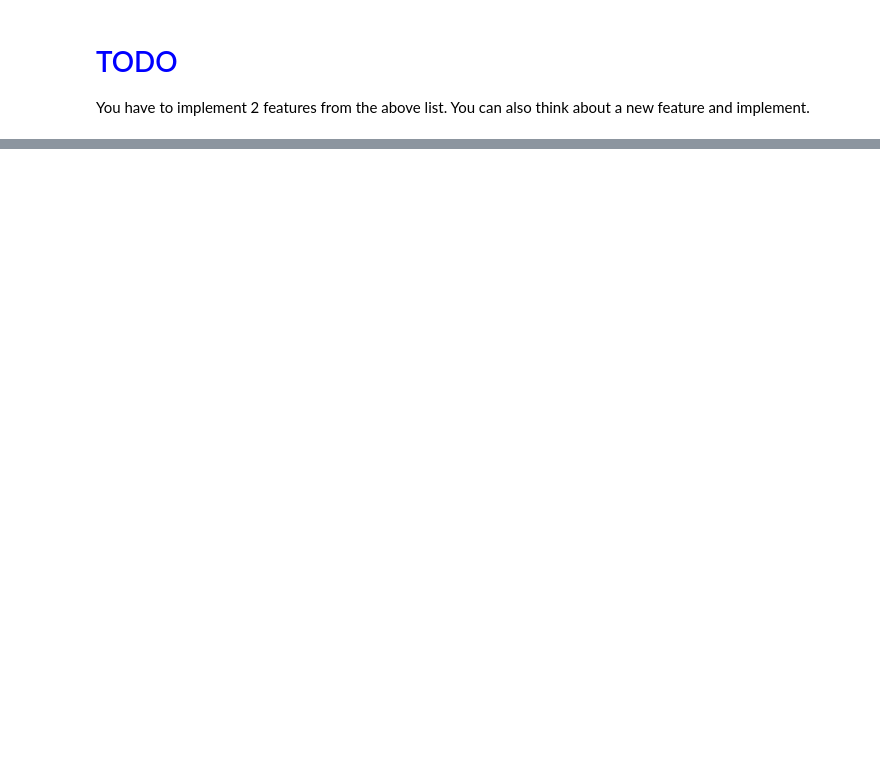
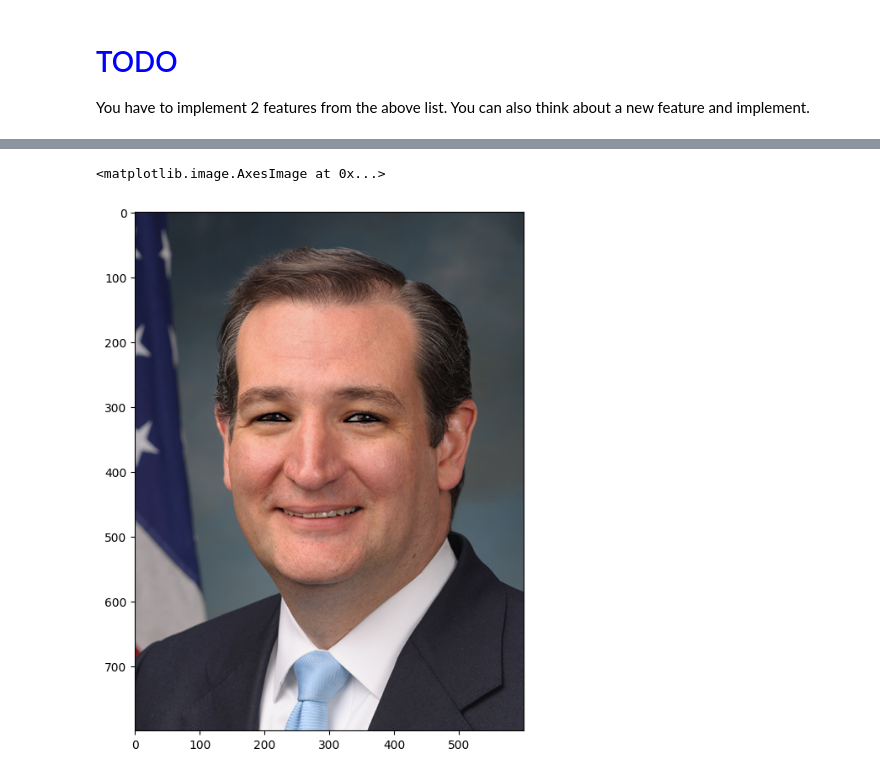
Before and after one commit to DastanIqbal/LearnOpenCV, a Jupyter notebook: src/OpenCV/dlap/project1-virtual-makeup/Virtual-Makeup.ipynb, the cells around one changed output, grey strips where cells are left out. Drawn from its saved outputs; the diff is of its cells as text; code cells hidden in the pictures; blank space fills up the shorter version.

Commit message:
feat: implemente project 1, lipstick and eyeliner

```diff
--- a/src/OpenCV/dlap/project1-virtual-makeup/Virtual-Makeup.ipynb
+++ b/src/OpenCV/dlap/project1-virtual-makeup/Virtual-Makeup.ipynb
@@ -84,0 +300,59 @@ Write code for the first feature you want to implement from the above list. Disp
+# %%
+im_eyeliner = imDlib.copy()
+left_eye =  np.array(points[36:40])
+right_eye = np.array(points[42:46])
+
+
+color = (0,0,0)
+thickness = 2
+cv2.polylines(im_eyeliner,[left_eye], True, color=color, thickness = thickness)
+cv2.polylines(im_eyeliner,[right_eye],  True, color=color, thickness = thickness)
+
+plt.imshow(im_eyeliner)
+
+
+
+# def smooth_curve(points, smoothness=10):
+#     """Smooths a set of 2D points using spline interpolation."""
+#     if points is None or len(points) < 3:
+#         return None
+#     x, y = points.T
+#     dist = np.cumsum(np.sqrt((np.diff(x)**2) + (np.diff(y)**2)))
+#     dist = np.insert(dist, 0, 0)
+#     try:
+#         fx = interp1d(dist, x, kind='cubic')
+#         fy = interp1d(dist, y, kind='cubic')
+#         dist_smooth = np.linspace(0, dist[-1], int(dist[-1] * smoothness))
+#         x_smooth = fx(dist_smooth)
+#         y_smooth = fy(dist_smooth)
+#         return np.array([x_smooth, y_smooth]).T
+#     except Exception as e:
+#         print(f"An error occurred during smoothing: {e}")
+#         return None
+
+# def draw_eyeliner(img, side="left", color=(0, 0, 0), thickness=2):
+#     """Draws eyeliner on the specified eye."""
+#     if side == "left":
+#         eye_points = points[36:42]  # Left eye landmarks (36-41)
+#     elif side == "right":
+#         eye_points = points[42:48]  # Right eye landmarks (42-47)
+#     else:
+#         return
+
+#     # Extract relevant points for the eyeliner (adjust indices as needed)
+#     eyeliner_points = np.array([eye_points[0], eye_points[1], eye_points[2], eye_points[3], eye_points[4], eye_points[5]])
+
+#     # Smooth the eyeliner curve
+#     smoothed_eyeliner = smooth_curve(eyeliner_points, smoothness=5)
+
+#     if smoothed_eyeliner is not None:
+#         smoothed_eyeliner = np.int32(smoothed_eyeliner).reshape((-1, 1, 2))
+#         cv2.polylines(img, [smoothed_eyeliner], True, color, thickness)
+
+# draw_eyeliner(im_eyeliner,  side="left", color=(0,0,0), thickness=2)  # Black eyeliner
+# draw_eyeliner(im_eyeliner,  side="right", color=(0,0,0), thickness=2) # Black eyeliner
+
+# plt.imshow(im_eyeliner)
+# %% [output]
+<matplotlib.image.AxesImage at 0x...>
+[figure, added]
```
Also changed, not shown: parts of 17 cells of this notebook, 5 other files.
